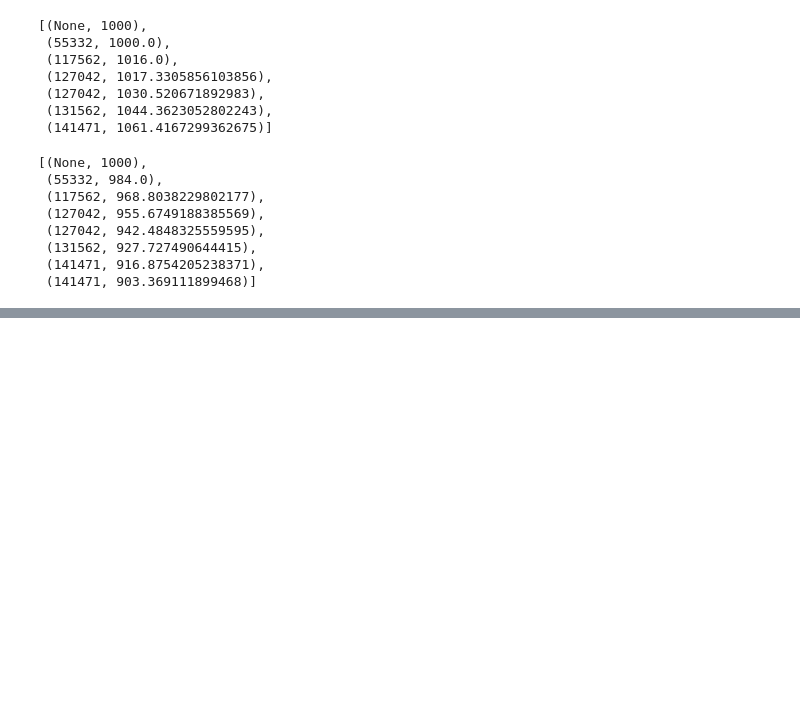
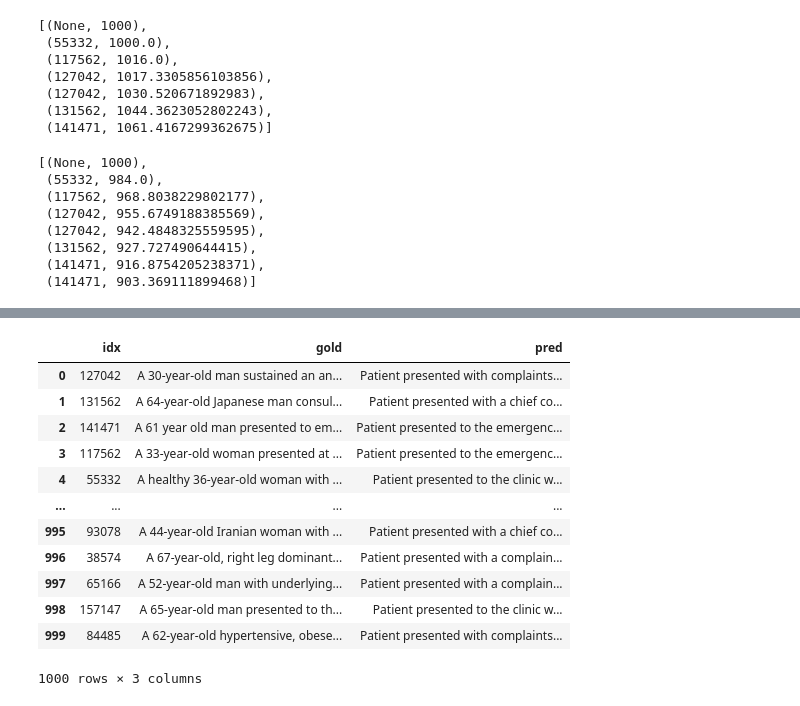
Before and after one commit to EPFL-IC-Make-Team/medinote, a Jupyter notebook: eval_tests.ipynb, the cells around one changed output, grey strips where cells are left out. Drawn from its saved outputs; the diff is of its cells as text; code cells hidden in the pictures; blank space fills up the shorter version.

```diff
--- a/eval_tests.ipynb
+++ b/eval_tests.ipynb
@@ -234,0 +271,22 @@ for histry in elo_histos['elo_history']:
+# %%
+gpt3_eval_input = pd.read_json('evaluation/gpt_3_eval_input.jsonl', lines=True, orient='records')
+
+#gpt3_eval_input = gpt3_eval_input.rename(columns = {'idxs':'idx'})
+
+display(gpt3_eval_input)
+
+#gpt3_eval_input.to_json('evaluation/gpt_3_eval_input.jsonl', lines=True, orient='records')
+# %% [output]
+|  | idx | gold | pred |
+| 0 | 127042 | A 30-year-old man sustained an an... | Patient presented with complaints... |
+| 1 | 131562 | A 64-year-old Japanese man consul... | Patient presented with a chief co... |
+| 2 | 141471 | A 61 year old man presented to em... | Patient presented to the emergenc... |
+| 3 | 117562 | A 33-year-old woman presented at ... | Patient presented to the emergenc... |
+| 4 | 55332 | A healthy 36-year-old woman with ... | Patient presented to the clinic w... |
+| ... | ... | ... | ... |
+| 995 | 93078 | A 44-year-old Iranian woman with ... | Patient presented with a chief co... |
+| 996 | 38574 | A 67-year-old, right leg dominant... | Patient presented with a complain... |
+| 997 | 65166 | A 52-year-old man with underlying... | Patient presented with a complain... |
+| 998 | 157147 | A 65-year-old man presented to th... | Patient presented to the clinic w... |
+| 999 | 84485 | A 62-year-old hypertensive, obese... | Patient presented with complaints... |
+1000 rows × 3 columns
```
Also changed, not shown: parts of 4 cells of this notebook, 4 other files.
